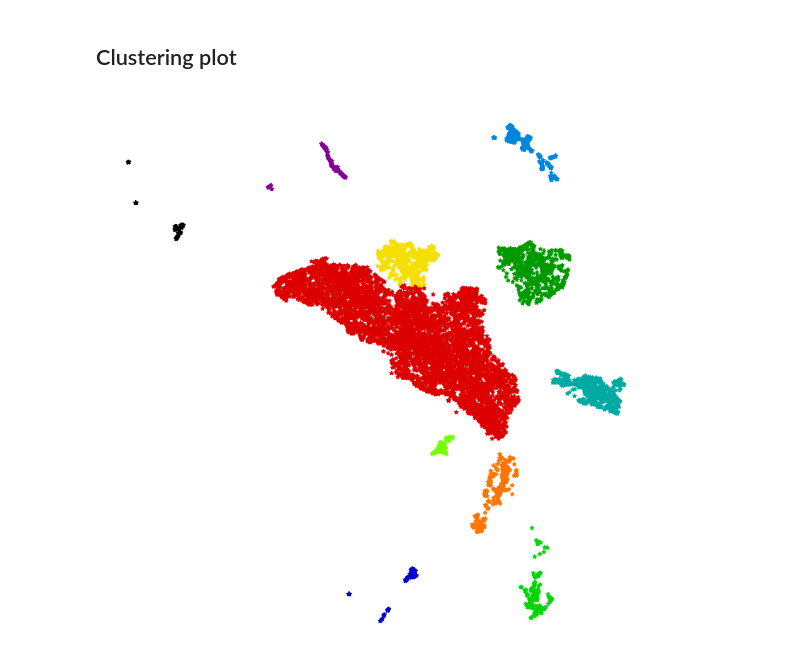
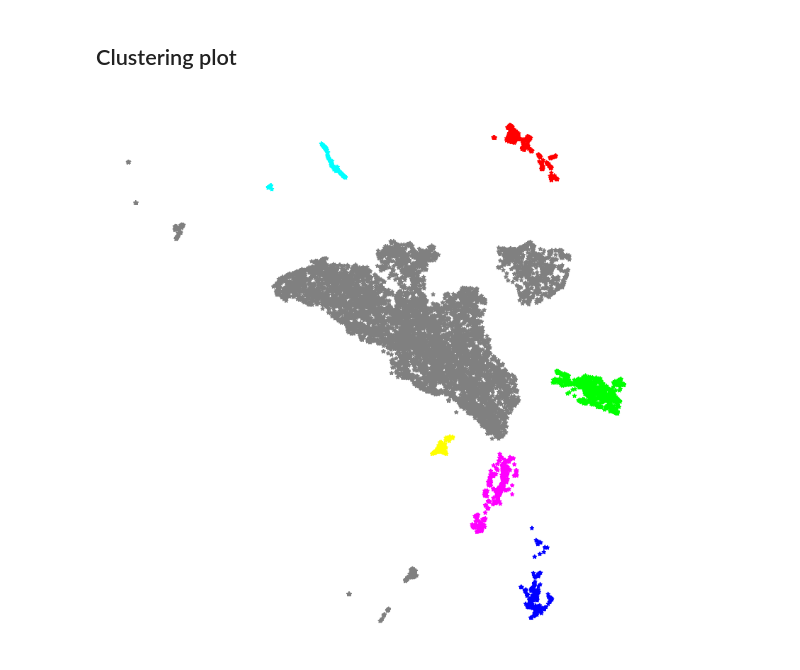
Before and after one commit to amjams/Identify, a Jupyter notebook: scripts/data_visualization/Figure_3Clustering.ipynb, the cells around one changed output. Cells and saved outputs as stored; diff of their text form; code cells hidden in the pictures.

Commit message:
grayed out unseen cluster

```diff
--- a/scripts/data_visualization/Figure_3Clustering.ipynb
+++ b/scripts/data_visualization/Figure_3Clustering.ipynb
@@ -44,34 +44,38 @@ n_clusters = len(np.unique(cluster_labels))-1
 # options
 outliers = False
 clustered = (cluster_labels >= 0)
 
+
 # Colors
-cmap = plt.get_cmap('nipy_spectral')
-cmap_idx = np.linspace(0, 0.9,n_clusters)
-colors = [cmap(cmap_idx[i]) for i in range(n_clusters)]
+chosen_tiles = [3,4,6,1,9,7]
+chosen_colors = [[1,0,0], [0,1,0], [0,0,1], [0,1,1], [1,0,1], [1,1,0]]
+colors = [[0.5,0.5,0.5] for x in range(n_clusters)]
+for idx,tile in enumerate(chosen_tiles):
+    colors[tile] = chosen_colors[idx]
+
 
 
 # start figure
 f, ax = plt.subplots(figsize=(8,8))
 sns.despine(left=True, bottom=True, right=True)
 
 if outliers:
     ax.scatter(embeddings[~clustered, 0],embeddings[~clustered, 1],color=(0.5, 0.5, 0.5),s=5,marker='x',alpha=1)
     ax.scatter(embeddings[~clustered, 0],embeddings[~clustered, 1],color=(0.5, 0.5, 0.5),s=5,marker='x',alpha=0.1)
 
 high_cmap = ListedColormap([colors[i] for i in np.unique(cluster_labels[clustered])])
 sct1 = ax.scatter(embeddings[clustered, 0],embeddings[clustered, 1],c=LabelEncoder().fit_transform(cluster_labels[clustered]),marker='*',s=15,cmap=high_cmap, alpha=1);
 
 # just for the cbar
 sct3 = ax.scatter(embeddings[clustered, 0],embeddings[clustered, 1],c=cluster_labels[clustered],marker='.',s=0,cmap=cmap, alpha=1);
 
 
 ax.tick_params(axis='x',which='both',bottom=False,top=False,labelbottom=False)
 ax.tick_params(axis='y',which='both',bottom=False,top=False,labelbottom=False)
 plt.axis('off')
 
 
 f.tight_layout()
 plt.savefig('../svg/figure_3Clustering.svg')
 # %% [output]
-[figure, old version]
+[figure, new version]
```
